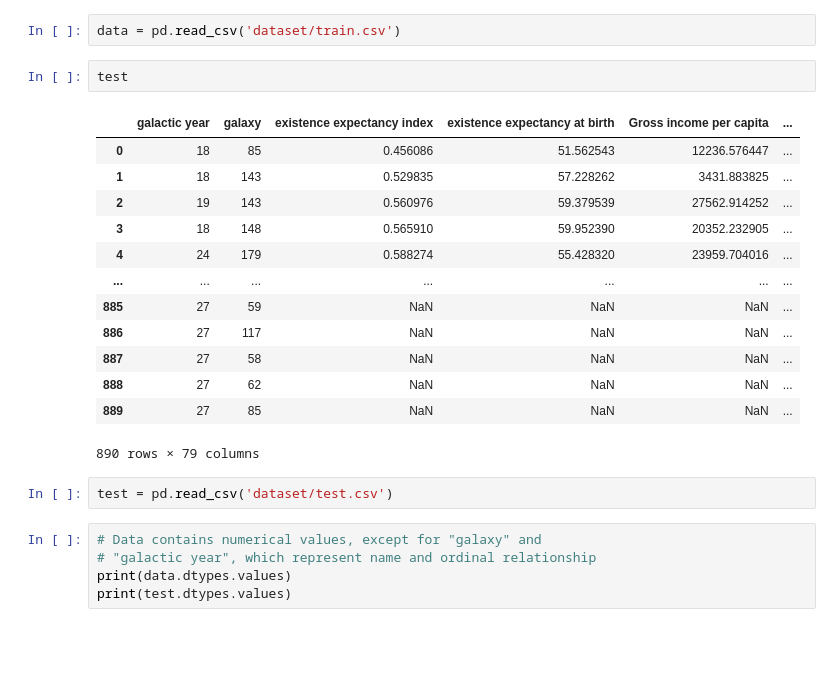
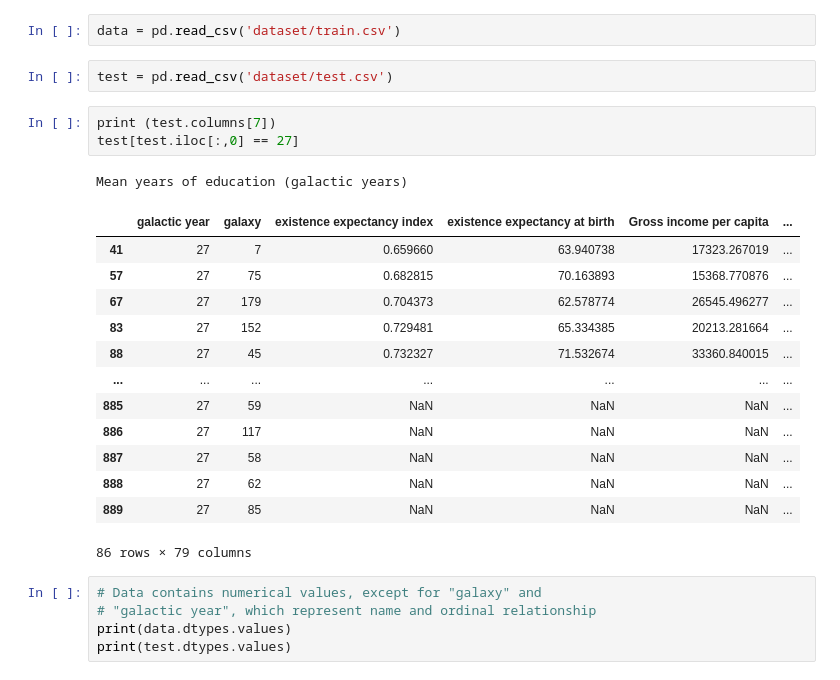
Before and after one commit to D1nay/prohack2020, a Jupyter notebook: Tinkering.ipynb, the cells around one changed output. Cells and saved outputs as stored; diff of their text form; blank space fills up the shorter version.

```diff
--- a/Tinkering.ipynb
+++ b/Tinkering.ipynb
@@ -12,24 +15,26 @@ pd.set_option('display.max_rows', None)
 pd.set_option('display.max_rows', 10)
 # %%
 data = pd.read_csv('dataset/train.csv')
-# %%
-test
-# %% [output]
-|  | galactic year | galaxy | existence expectancy index | existence expectancy at birth | Gross income per capita | ... |
-| 0 | 18 | 85 | 0.456086 | 51.562543 | 12236.576447 | ... |
-| 1 | 18 | 143 | 0.529835 | 57.228262 | 3431.883825 | ... |
-| 2 | 19 | 143 | 0.560976 | 59.379539 | 27562.914252 | ... |
-| 3 | 18 | 148 | 0.565910 | 59.952390 | 20352.232905 | ... |
-| 4 | 24 | 179 | 0.588274 | 55.428320 | 23959.704016 | ... |
-| ... | ... | ... | ... | ... | ... | ... |
-| 885 | 27 | 59 | NaN | NaN | NaN | ... |
-| 886 | 27 | 117 | NaN | NaN | NaN | ... |
-| 887 | 27 | 58 | NaN | NaN | NaN | ... |
-| 888 | 27 | 62 | NaN | NaN | NaN | ... |
-| 889 | 27 | 85 | NaN | NaN | NaN | ... |
-890 rows × 79 columns
 # %%
 test = pd.read_csv('dataset/test.csv')
+# %%
+print (test.columns[7])
+test[test.iloc[:,0] == 27]
+# %% [output]
+Mean years of education (galactic years)
+|  | galactic year | galaxy | existence expectancy index | existence expectancy at birth | Gross income per capita | ... |
+| 41 | 27 | 7 | 0.659660 | 63.940738 | 17323.267019 | ... |
+| 57 | 27 | 75 | 0.682815 | 70.163893 | 15368.770876 | ... |
+| 67 | 27 | 179 | 0.704373 | 62.578774 | 26545.496277 | ... |
+| 83 | 27 | 152 | 0.729481 | 65.334385 | 20213.281664 | ... |
+| 88 | 27 | 45 | 0.732327 | 71.532674 | 33360.840015 | ... |
+| ... | ... | ... | ... | ... | ... | ... |
+| 885 | 27 | 59 | NaN | NaN | NaN | ... |
+| 886 | 27 | 117 | NaN | NaN | NaN | ... |
+| 887 | 27 | 58 | NaN | NaN | NaN | ... |
+| 888 | 27 | 62 | NaN | NaN | NaN | ... |
+| 889 | 27 | 85 | NaN | NaN | NaN | ... |
+86 rows × 79 columns
 # %%
 # Data contains numerical values, except for "galaxy" and
 # "galactic year", which represent name and ordinal relationship
```
Also changed, not shown: parts of 15 cells of this notebook, 3 other files.
